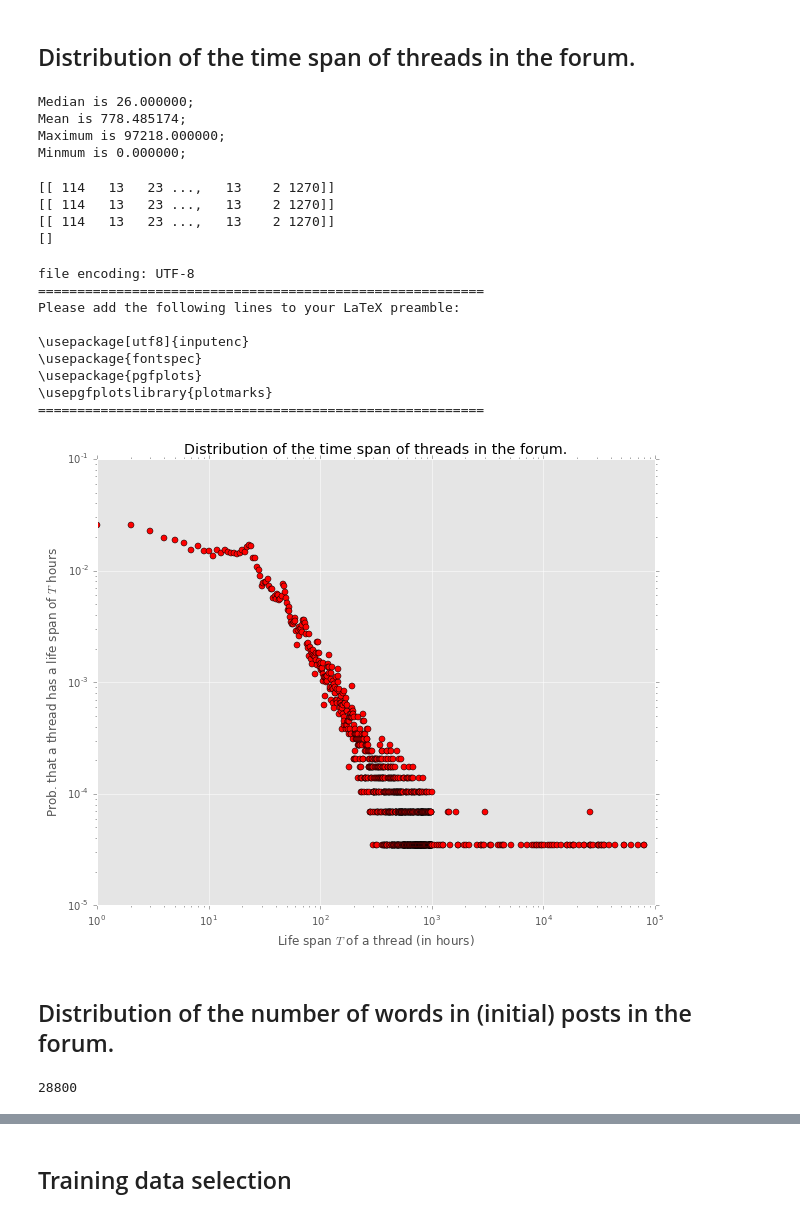
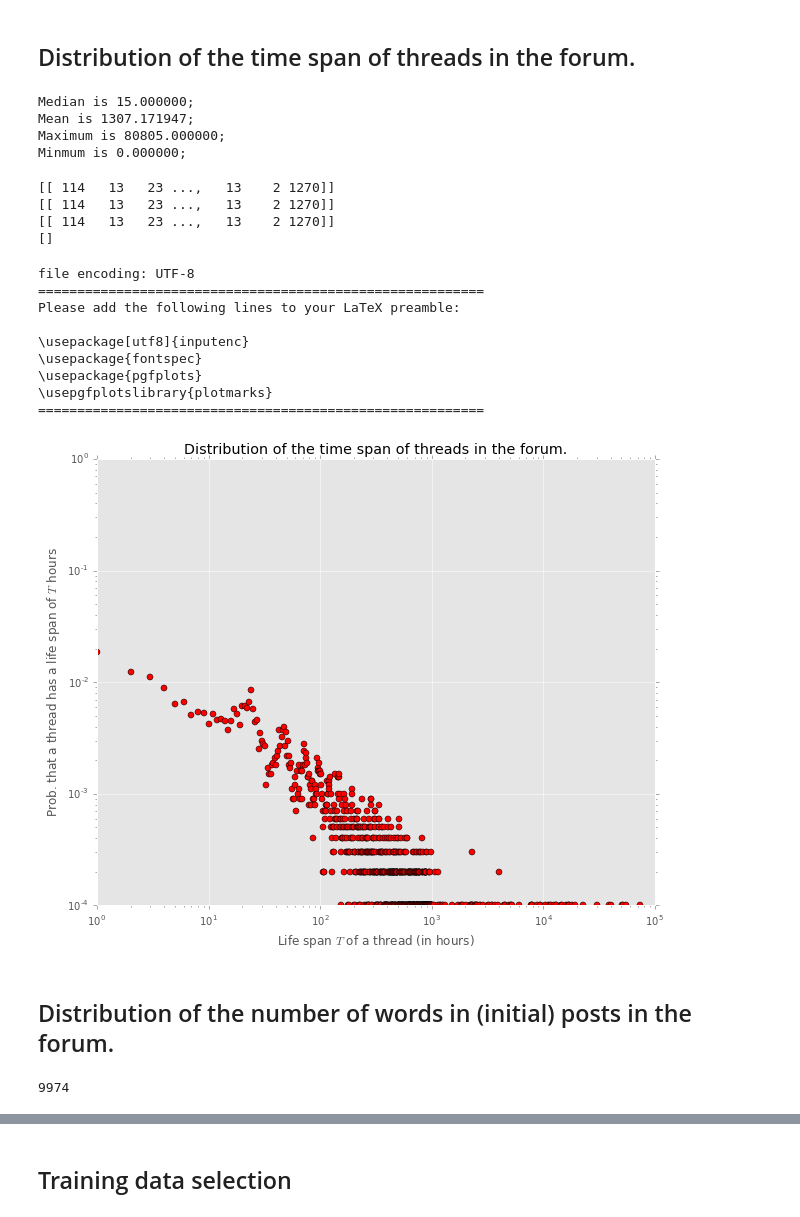
Before and after one commit to stomachacheGE/forum_crawler, a Jupyter notebook: prostatakrebs_statistic.ipynb, the cells around one changed output, grey strips where cells are left out. Cells and saved outputs as stored; diff of their text form; code cells hidden in the pictures.

```diff
--- a/prostatakrebs_statistic.ipynb
+++ b/prostatakrebs_statistic.ipynb
@@ -266,13 +275,13 @@ for i in range(1, num_thread+1):
 print("Saving to file..")
 np.save("thread_timespan", thread_timespan)
 # %%
-thread_time_spans = np.load('thread_timespan.npy')
+thread_time_spans = np.load('outputs/thread_timespan_krebs.npy')
 # %%
 show_statistics(thread_time_spans)
 # %% [output]
-Median is 26.000000;
-Mean is 778.485174;
-Maximum is 97218.000000;
+Median is 15.000000;
+Mean is 1307.171947;
+Maximum is 80805.000000;
 Minmum is 0.000000;
 # %%
 print(thread_time_spans[0:5])
@@ -302,44 +311,44 @@ for i in range(len(problems)):
 []
 # %%
 timespan_bincount = np.bincount(np.squeeze(thread_time_spans))
-timespan_prob = timespan_bincount / num_thread
+timespan_prob = timespan_bincount / thread_time_spans.shape[1]
 style.use('ggplot')
 plt.yscale('log')
 plt.xscale('log')
 plt.title('Distribution of the time span of threads in the forum.')
 plt.xlabel(r'Life span $T$ of a thread (in hours)')
 plt.ylabel(r'Prob. that a thread has a life span of $T$ hours')
 #plt.plot(np.arange(len(timespan_prob)), timespan_prob, 'ro')
 # since large figure file may exceed latex capactity,
 # downsampling are needed.
 first = np.arange(1000)
 second = np.rint(np.linspace(1000,len(timespan_prob),5000, endpoint=False))
 second = second.astype(int)
 index = np.concatenate((first, second))
 plt.plot(index, timespan_prob[index], 'ro')
 #plt.legend()
 plt.grid(True)
-tikz_save('thread_time_span.tex')
+#tikz_save('outputs/thread_time_span_krebs.tex')
 plt.show()
 # %% [output]
 file encoding: UTF-8
 =========================================================
 Please add the following lines to your LaTeX preamble:
 
 \usepackage[utf8]{inputenc}
 \usepackage{fontspec}
 \usepackage{pgfplots}
 \usepgfplotslibrary{plotmarks}
 =========================================================
-[figure, old version]
+[figure, new version]
 # %% [markdown]
 ## Distribution of the number of words in (initial) posts in the forum.
 # %%
-thread_word_count = np.load('thread_word_count.npy')
+thread_word_count = np.load('outputs/thread_word_count_krebs.npy')
 num_thread = thread_word_count.shape[1]
 print(num_thread)
 # %% [output]
-28800
+9974
 # %%
 show_statistics(thread_word_count)
 # %% [output]
```
Also changed, not shown: parts of 18 cells of this notebook, 10 other files.
